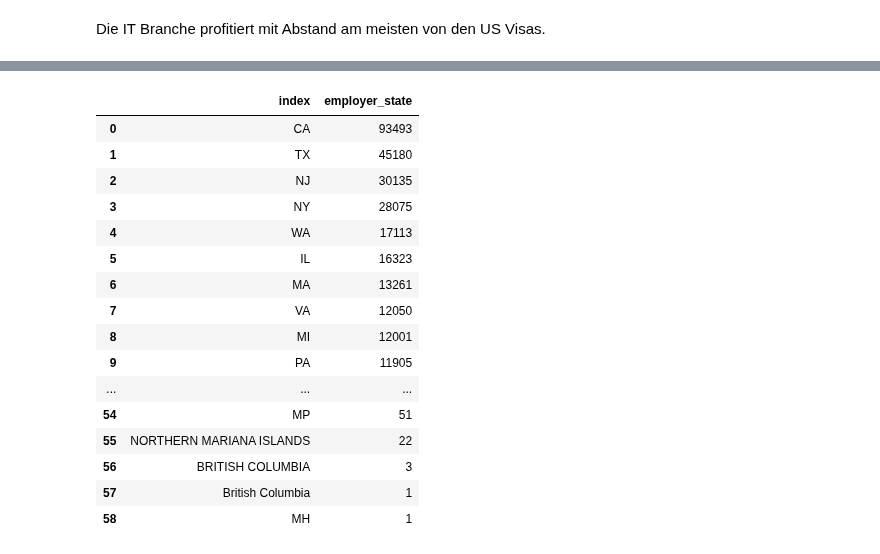
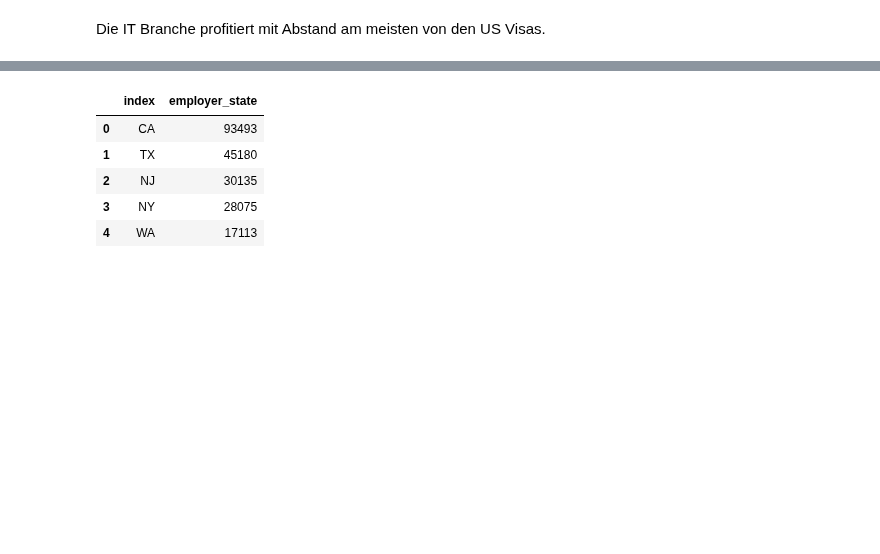
Before and after one commit to andy8001/python_visa, a Jupyter notebook: analysis/einwandererArbeitgeber.ipynb, the cells around one changed output, grey strips where cells are left out. Cells and saved outputs as stored; diff of their text form; code cells hidden in the pictures; blank space fills up the shorter version.

```diff
--- a/analysis/einwandererArbeitgeber.ipynb
+++ b/analysis/einwandererArbeitgeber.ipynb
@@ -379,25 +369,14 @@ visas_df['employer_state'] = visas_df['employer_state'].replace(abbr_dictionary)
 # %%
 fig_df = visas_df["employer_state"].value_counts().to_frame().reset_index()
 # %%
-fig_df
+fig_df.head()
 # %% [output]
 |  | index | employer_state |
 | 0 | CA | 93493 |
 | 1 | TX | 45180 |
 | 2 | NJ | 30135 |
 | 3 | NY | 28075 |
 | 4 | WA | 17113 |
-| 5 | IL | 16323 |
-| 6 | MA | 13261 |
-| 7 | VA | 12050 |
-| 8 | MI | 12001 |
-| 9 | PA | 11905 |
-| ... | ... | ... |
-| 54 | MP | 51 |
-| 55 | NORTHERN MARIANA ISLANDS | 22 |
-| 56 | BRITISH COLUMBIA | 3 |
-| 57 | British Columbia | 1 |
-| 58 | MH | 1 |
 # %%
 fig = go.Figure(data=go.Choropleth(
     locations=fig_df['index'], # Spatial coordinates
```
Also changed, not shown: parts of 6 cells of this notebook.
